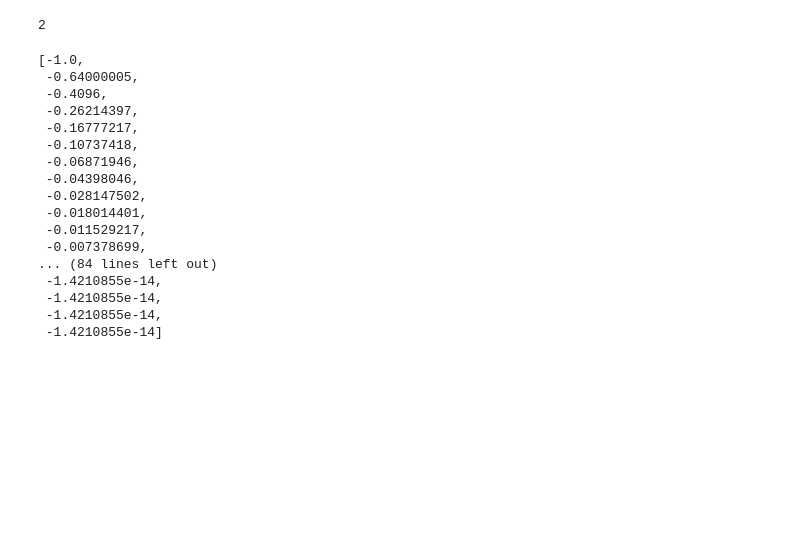
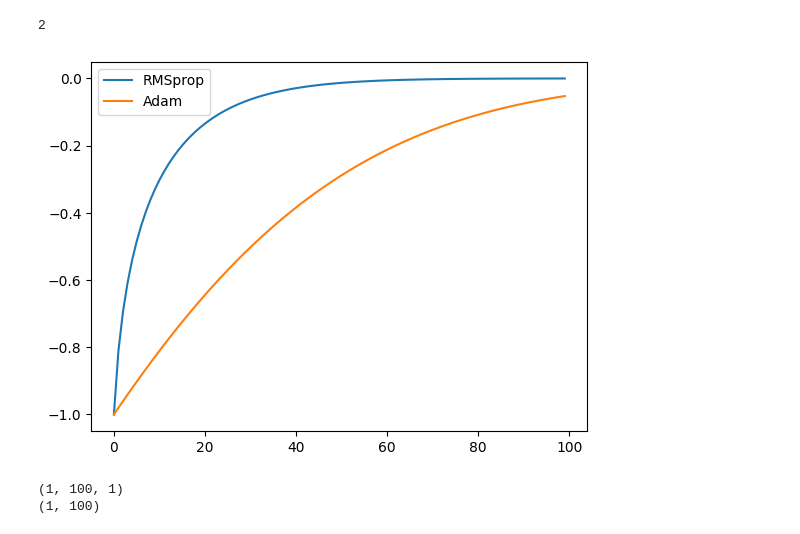
Before and after one commit to tidiane-camaret/autoML_switch_opt, a Jupyter notebook: exps.ipynb, the cells around one changed output. Drawn from its saved outputs; the diff is of its cells as text; code cells hidden in the pictures; blank space fills up the shorter version.

```diff
--- a/exps.ipynb
+++ b/exps.ipynb
@@ -145,23 +145,3 @@ for step in range(num_steps):
     optimizer.zero_grad()
     obj_value.backward()
     optimizer.step()
-# %%
-obj_values
-# %% [output]
-[-1.0,
- -0.64000005,
- -0.4096,
- -0.26214397,
- -0.16777217,
- -0.10737418,
- -0.06871946,
- -0.04398046,
- -0.028147502,
- -0.018014401,
- -0.011529217,
- -0.007378699,
-... (84 lines left out)
- -1.4210855e-14,
- -1.4210855e-14,
- -1.4210855e-14,
- -1.4210855e-14]
@@ -167,0 +155,36 @@ obj_values
+# %%
+
+
+config = OmegaConf.load('config.yaml')
+num_problems = 1
+num_steps = 100
+threshold = 0.55
+
+optimizer_class_list = [torch.optim.RMSprop,torch.optim.Adam]
+
+switch_times = np.arange(0, 1.2, 0.5)
+
+
+problem_list = [SquareProblemClass(
+                        #x0=np.random.normal(-2, 2, size=2),
+                        #num_gaussians=30,
+                )
+
+                        for i in range(num_problems)]
+
+# plot mean loss curve for each optimizer
+for optimizer in optimizer_class_list:
+    loss_curves, trajectories = eval_handcrafted_optimizer(problem_list, optimizer, num_steps, config, do_init_weights=False)
+    mean_loss_curve = np.mean(loss_curves, axis=0)
+    plt.plot(mean_loss_curve, label=optimizer.__name__)
+
+plt.legend()
+plt.show()
+
+
+print(np.array(trajectories).shape)
+print(np.array(loss_curves).shape)
+# %% [output]
+[figure, added]
+(1, 100, 1)
+(1, 100)
```
Also changed, not shown: parts of 1 cell of this notebook, 20 other files.
